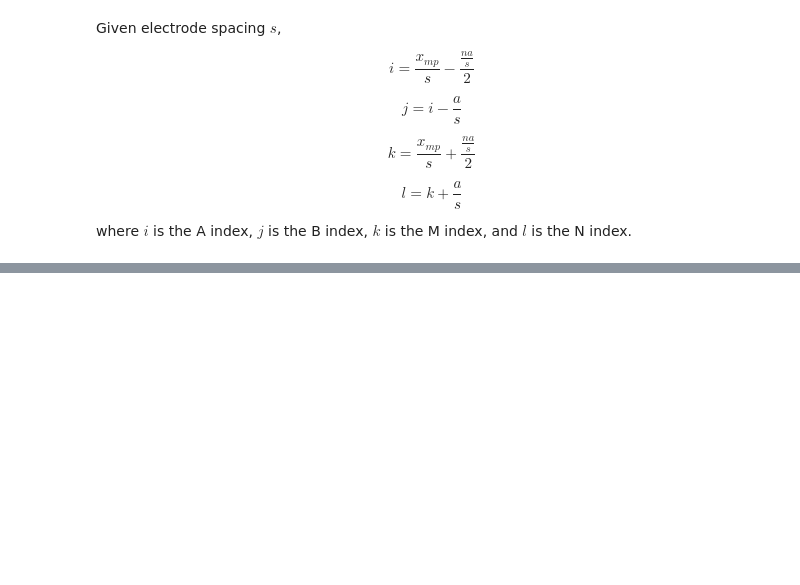
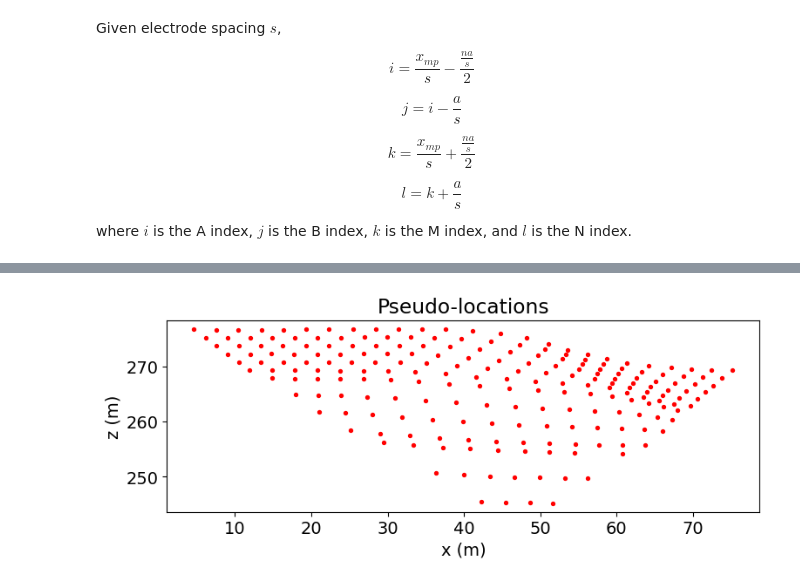
Before and after one commit to rbcmendoza/eosc-556b-project, a Jupyter notebook: phase1.ipynb, the cells around one changed output, grey strips where cells are left out. Cells and saved outputs as stored; diff of their text form; code cells hidden in the pictures; blank space fills up the shorter version.

```diff
--- a/phase1.ipynb
+++ b/phase1.ipynb
@@ -202,0 +315,4 @@ where $i$ is the A index, $j$ is the B index, $k$ is the M index, and $l$ is the
+# %%
+survey = generate_survey_from_abmn_locations(locations_a=locations_a, locations_b=locations_b,
+                                             locations_m=locations_m, locations_n=locations_n,
+                                             data_type='apparent_resistivity')
@@ -202,0 +337,11 @@ where $i$ is the A index, $j$ is the B index, $k$ is the M index, and $l$ is the
+# %%
+pseudo_locations_xz = pseudo_locations(survey)
+fig = plt.figure(figsize=(8, 2.75))
+ax = fig.add_axes([0.1, 0.1, 0.85, 0.8])
+ax.scatter(pseudo_locations_xz[:, 0], pseudo_locations_xz[:, -1], 8, "r")
+ax.set_xlabel("x (m)")
+ax.set_ylabel("z (m)")
+ax.set_title("Pseudo-locations")
+plt.show()
+# %% [output]
+[figure, added]
```
Also changed, not shown: parts of 19 cells of this notebook.
